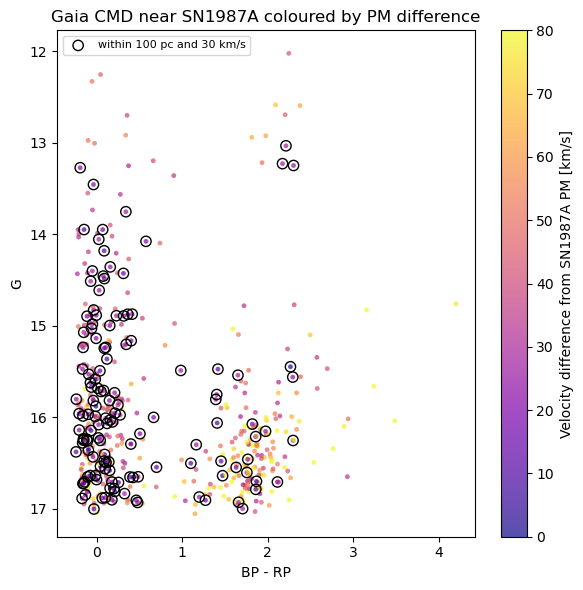
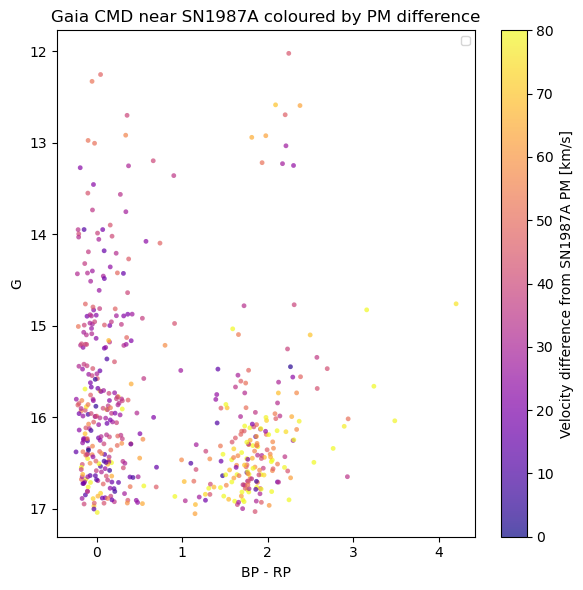
The notebook cell's code change between the first figure and the second:
--- before
+++ after
@@ -20,13 +20,15 @@
     ].copy()
 
-ax.scatter(
-    candidate["bp_rp"],
-    candidate["phot_g_mean_mag"],
-    facecolors="none",
-    edgecolors="black",
-    s=55,
-    linewidths=1.0,
-    label="within 100 pc and 30 km/s"
-)
+# the block below circles the ones within 100 pc and with a proper motion difference of less than 30 km/s
+
+# ax.scatter(
+#     candidate["bp_rp"],
+#     candidate["phot_g_mean_mag"],
+#     facecolors="none",
+#     edgecolors="black",
+#     s=55,
+#     linewidths=1.0,
+#     label="within 100 pc and 30 km/s"
+# )
 
 ax.invert_yaxis()

Commit: removed circles from PM sky maps